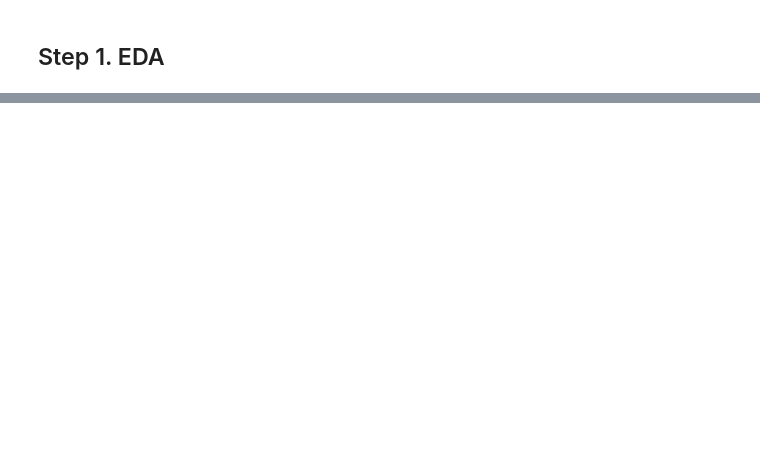
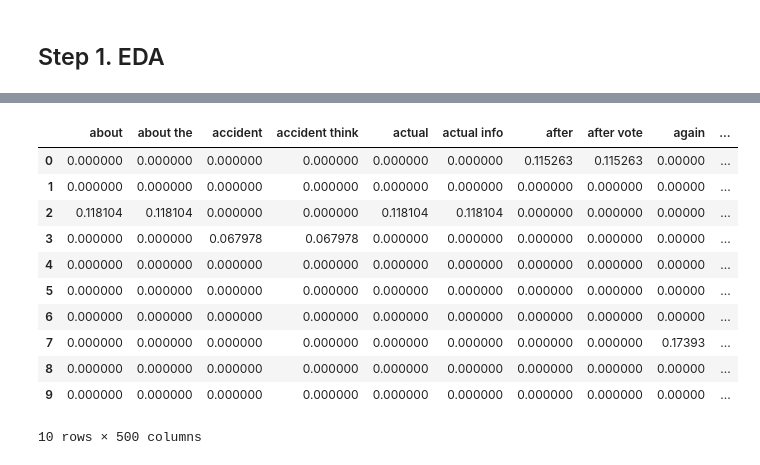
Before and after one commit to qternel/toxic-comment-classification, a Jupyter notebook: toxic-comment-classification.ipynb, the cells around one changed output, grey strips where cells are left out. Saved outputs shown, nothing was run; the diff lists cells and outputs as text; code cells hidden in the pictures; blank space fills up the shorter version.

Commit message:
text preprocessing

```diff
--- a/toxic-comment-classification.ipynb
+++ b/toxic-comment-classification.ipynb
@@ -61,2 +34,8 @@ Name: comment_text_clean, dtype: object
+# %%
+def normalize_text(series, remove_stop_words=True):
+    res = lower_replace(series)
+    res = res.apply(tokenize_lemmatize, remove_stop=remove_stop_words)
+    return res
 # %%
-df['comment_text_clean'].apply(tokenize_lemmatize, remove_stop_words=True)
+df.insert(loc=2,column='text_clean_nostop',value=normalize_text(df.comment_text))
+df.insert(loc=3,column='text_clean_withstop',value=normalize_text(df.comment_text, remove_stop_words=False))
@@ -62,0 +58,10 @@ df['comment_text_clean'].apply(tokenize_lemmatize, remove_stop_words=True)
+# %%
+def create_tfidf_df(series, ngram_range=(1,2)):
+    tv = TfidfVectorizer(ngram_range=ngram_range)
+    tfidf = tv.fit_transform(series)
+    tfidf_df = pd.DataFrame(tfidf.toarray(), columns=tv.get_feature_names_out())
+    return tfidf_df
+# %%
+tfidf_nostop_df = create_tfidf_df(df.text_clean_nostop,ngram_range=(1,2))
+
+tfidf_withstop_df = create_tfidf_df(df.text_clean_withstop, ngram_range=(1,2))
@@ -62,0 +83,15 @@ df['comment_text_clean'].apply(tokenize_lemmatize, remove_stop_words=True)
+# %%
+tfidf_withstop_df
+# %% [output]
+|  | about | about the | accident | accident think | actual | actual info | after | after vote | again | ... |
+| 0 | 0.000000 | 0.000000 | 0.000000 | 0.000000 | 0.000000 | 0.000000 | 0.115263 | 0.115263 | 0.00000 | ... |
+| 1 | 0.000000 | 0.000000 | 0.000000 | 0.000000 | 0.000000 | 0.000000 | 0.000000 | 0.000000 | 0.00000 | ... |
+| 2 | 0.118104 | 0.118104 | 0.000000 | 0.000000 | 0.118104 | 0.118104 | 0.000000 | 0.000000 | 0.00000 | ... |
+| 3 | 0.000000 | 0.000000 | 0.067978 | 0.067978 | 0.000000 | 0.000000 | 0.000000 | 0.000000 | 0.00000 | ... |
+| 4 | 0.000000 | 0.000000 | 0.000000 | 0.000000 | 0.000000 | 0.000000 | 0.000000 | 0.000000 | 0.00000 | ... |
+| 5 | 0.000000 | 0.000000 | 0.000000 | 0.000000 | 0.000000 | 0.000000 | 0.000000 | 0.000000 | 0.00000 | ... |
+| 6 | 0.000000 | 0.000000 | 0.000000 | 0.000000 | 0.000000 | 0.000000 | 0.000000 | 0.000000 | 0.00000 | ... |
+| 7 | 0.000000 | 0.000000 | 0.000000 | 0.000000 | 0.000000 | 0.000000 | 0.000000 | 0.000000 | 0.17393 | ... |
+| 8 | 0.000000 | 0.000000 | 0.000000 | 0.000000 | 0.000000 | 0.000000 | 0.000000 | 0.000000 | 0.00000 | ... |
+| 9 | 0.000000 | 0.000000 | 0.000000 | 0.000000 | 0.000000 | 0.000000 | 0.000000 | 0.000000 | 0.00000 | ... |
+10 rows × 500 columns
```
Also changed, not shown: parts of 12 cells of this notebook, 2 other files.
